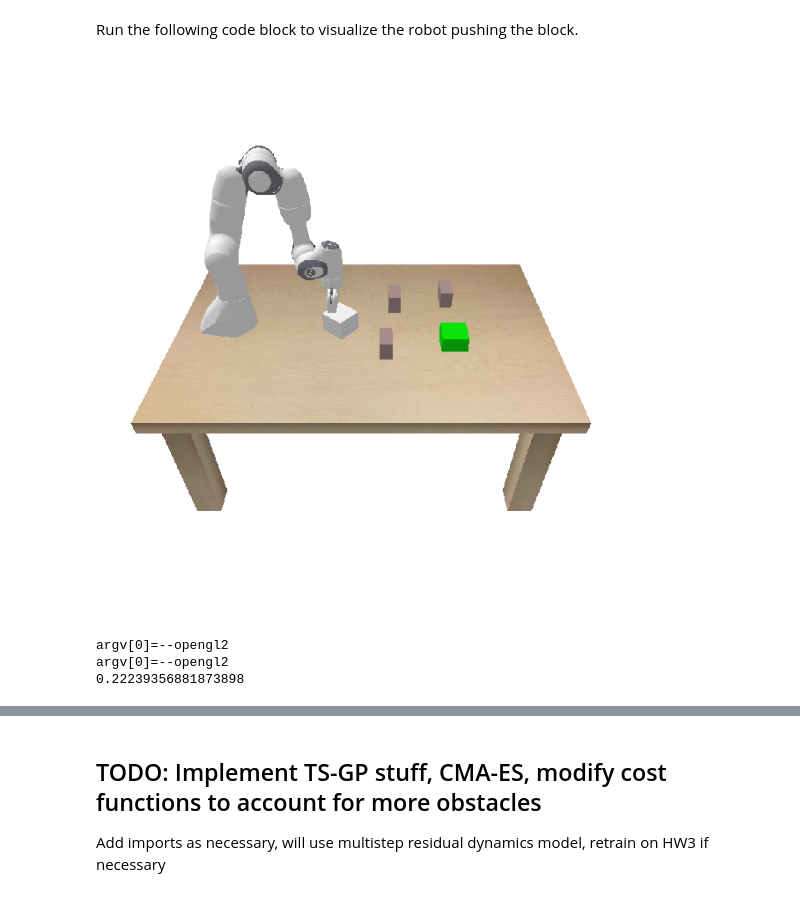
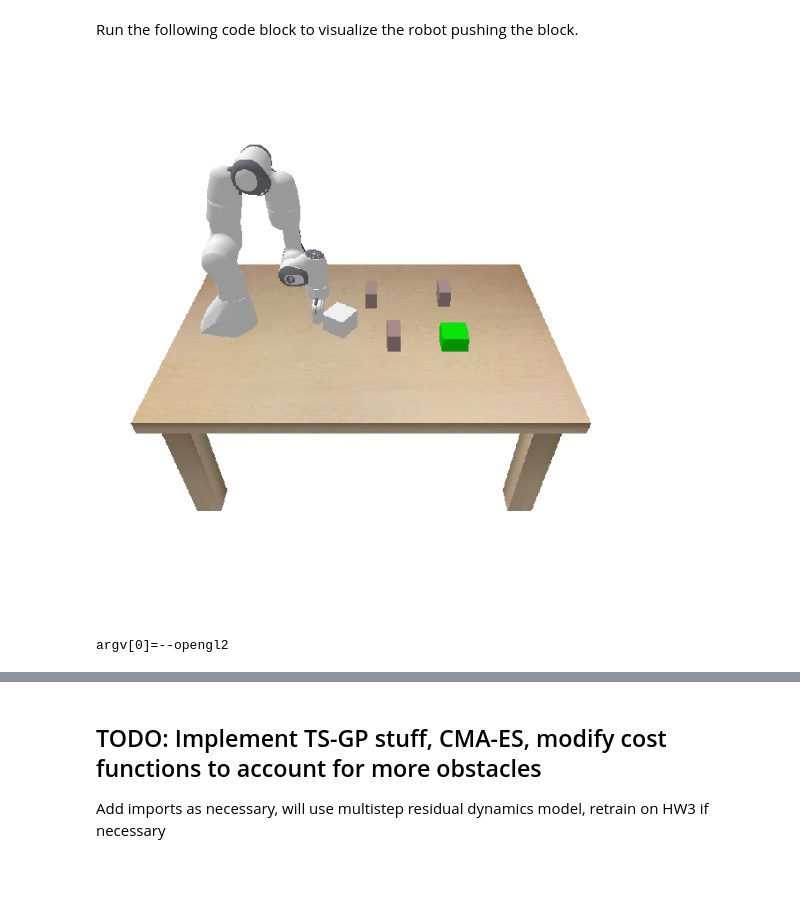
Before and after one commit to malkstik/MPPI-GP-Tuning, a Jupyter notebook: main.ipynb, the cells around one changed output, grey strips where cells are left out. Saved outputs shown, nothing was run; the diff lists cells and outputs as text; code cells hidden in the pictures.

```diff
--- a/main.ipynb
+++ b/main.ipynb
@@ -73,30 +73,28 @@ Run the following code block to visualize the robot pushing the block.
 # %%
 %matplotlib inline
 
 # Create the visualizer
 fig = plt.figure(figsize=(8,8))
 hfig = display(fig, display_id=True)
 visualizer = NotebookVisualizer(fig=fig, hfig=hfig)
 
 # Initialize the simulation environment
-env = PandaPushingEnv(visualizer=visualizer, render_non_push_motions=True,  camera_heigh=800, camera_width=800)
-env = PandaPushingEnv(visualizer=visualizer, render_non_push_motions=False,  include_obstacle=True, camera_heigh=800, camera_width=800, render_every_n_steps=5)
+env = PandaPushingEnv(visualizer=visualizer, render_non_push_motions=False,  include_obstacle=True,
+                    camera_heigh=800, camera_width=800, render_every_n_steps=5, obsInit = 4)
 
 env.reset()
 
 # Perform a sequence of 3 random actions:
 for i in tqdm(range(1)):
     action_i = env.action_space.sample()
     state, reward, done, info = env.step(action_i)
     if done:
         break
 
 plt.close(fig)
 # %% [output]
-[figure, old version]
+[figure, new version]
 argv[0]=--opengl2
-argv[0]=--opengl2
-0.22239356881873898
 # %% [markdown]
 ### State Space and Action Space
 
```
Also changed, not shown: parts of 9 cells of this notebook, 15 other files.
